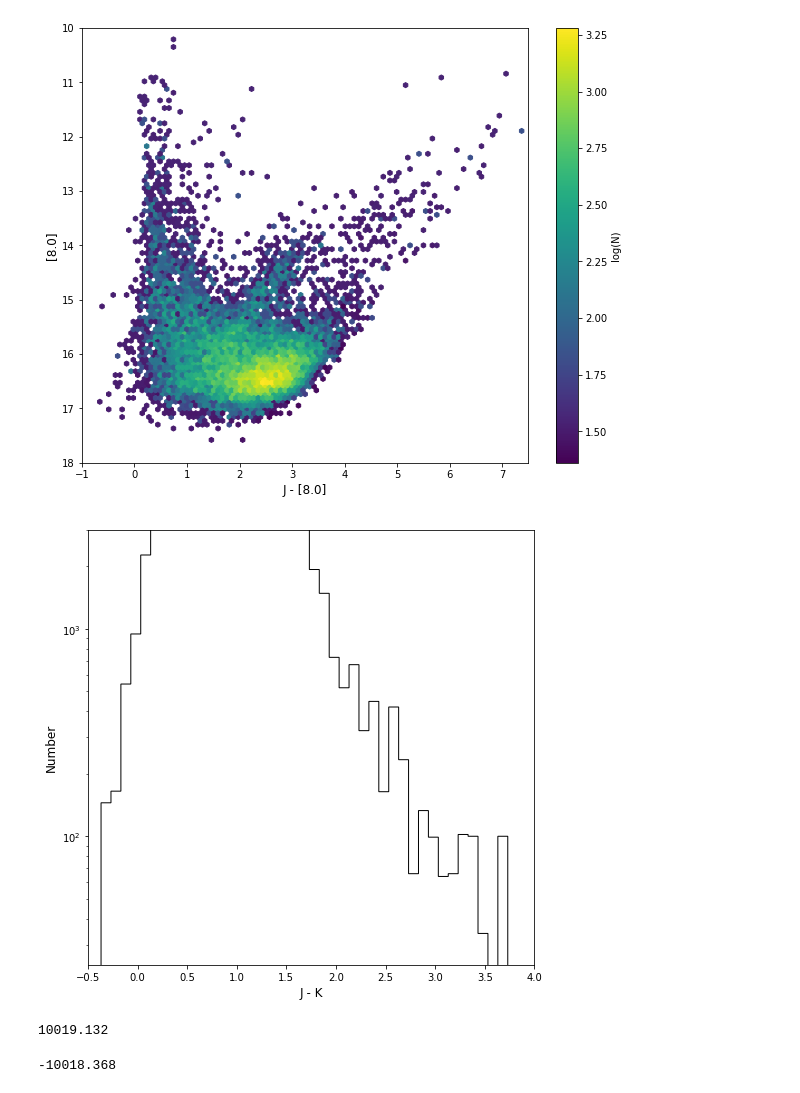
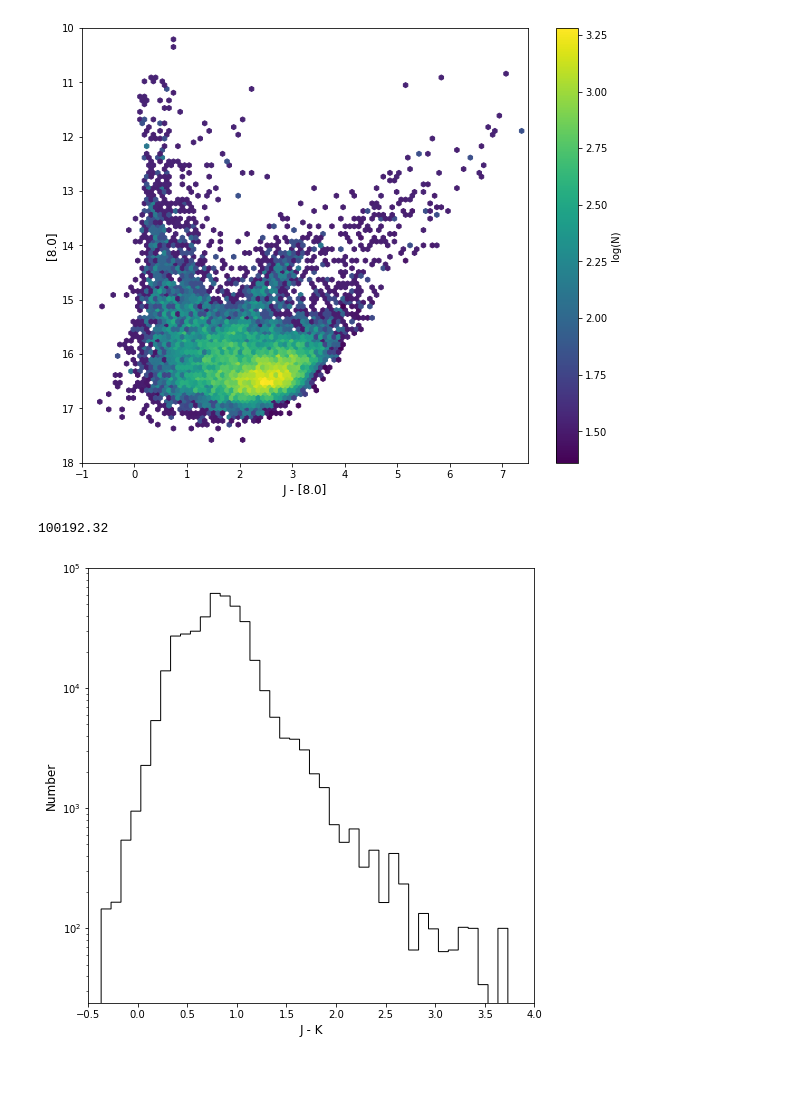
Before and after one commit to alechirschauer/NGC6822, a Jupyter notebook: CMD_24Sep2018.ipynb, the cells around one changed output. Drawn from its saved outputs; the diff is of its cells as text; code cells hidden in the pictures.

```diff
--- a/CMD_24Sep2018.ipynb
+++ b/CMD_24Sep2018.ipynb
@@ -194,30 +219,23 @@ cb = plt.colorbar(im1, label='log(N)')
 #
 # Now to make the histograms.
 # %%
-# J vs J-K
+# J-K
 # histogram
 #
 binwidth = 0.1
-#bin_number = (max(np.array(jMINUSkDATA.jMINUSk))+binwidth)/binwidth
-#print bin_number
-bin_number = 121.0
+bin_number = (max(filter_phot_data.jMINUSk)+binwidth)/binwidth
+print bin_number
+#bin_number = 121.0
 #
 fig = plt.figure(figsize = (8,8))
 plt.hist(filter_phot_data.jMINUSk, bins=np.arange(min(filter_phot_data.jMINUSk), max(filter_phot_data.jMINUSk) + binwidth, binwidth), histtype='step', color='black')
 plt.yscale('log', nonposy='clip')
 plt.xlim(-0.5, 4.0)
-plt.ylim(0.0, 3000.0)
+plt.ylim(0.0, 100000.0)
 plt.xlabel('J - K', size=12)
 plt.ylabel('Number', size=12)
 plt.show()
 plt.close()
 # %% [output]
+100192.32
-[figure, old version]
+[figure, new version]
-# %%
-max(filter_phot_data.jMINUSk.values)
-# %% [output]
-10019.132
-# %%
-min(filter_phot_data.jMINUSk.values)
-# %% [output]
--10018.368
```
Also changed, not shown: parts of 2 cells of this notebook.
